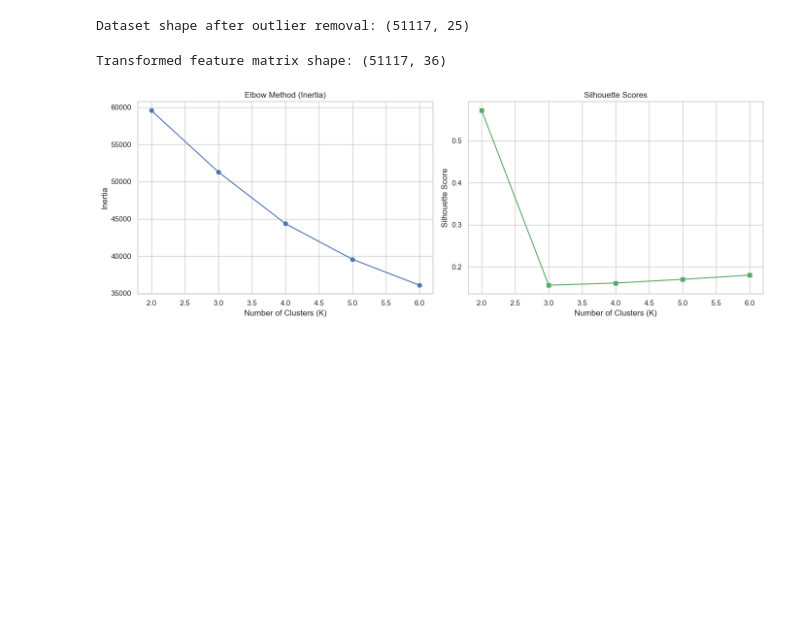
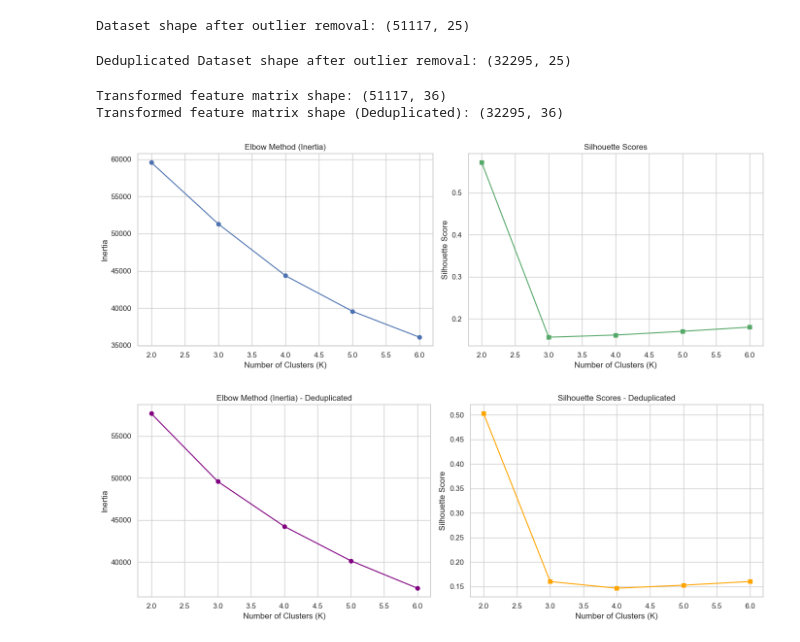
Before and after one commit to Hassan-El-Hakim/ML-Project, a Jupyter notebook: notebooks/04_data_preparation_for_clustering.ipynb, the cells around one changed output. Drawn from its saved outputs; the diff is of its cells as text; code cells hidden in the pictures; blank space fills up the shorter version.

```diff
--- a/notebooks/04_data_preparation_for_clustering.ipynb
+++ b/notebooks/04_data_preparation_for_clustering.ipynb
@@ -63,6 +63,35 @@ selected_features = numeric_features + categorical_features
 X_cluster = df_cluster[selected_features].copy()
 # %% [output]
 Dataset shape after outlier removal: (51117, 25)
+# %%
+# ==========================================
+# 2. SEPARATE PIPELINE FOR NON-DUPLICATES
+# ==========================================
+df_unique = df.drop_duplicates().copy()
+
+df_cluster_unique = df_unique.drop(columns=[col for col in leakage_cols if col in df_unique.columns], errors='ignore').copy()
+
+# Feature Engineering for non-duplicates dataset
+df_cluster_unique['TotalGuests'] = (
+    df_cluster_unique['Adults'].fillna(0) +
+    df_cluster_unique['Children'].fillna(0) +
+    df_cluster_unique['Babies'].fillna(0)
+)
+
+# Outlier removal for non-duplicates dataset
+for col in outlier_cols:
+    Q1 = df_cluster_unique[col].quantile(0.25)
+    Q3 = df_cluster_unique[col].quantile(0.75)
+    IQR = Q3 - Q1
+    lower_bound = Q1 - 1.5 * IQR
+    upper_bound = Q3 + 1.5 * IQR
+    df_cluster_unique = df_cluster_unique[(df_cluster_unique[col] >= max(0, lower_bound)) & (df_cluster_unique[col] <= upper_bound)]
+
+print(f"Deduplicated Dataset shape after outlier removal: {df_cluster_unique.shape}")
+
+X_cluster_unique = df_cluster_unique[selected_features].copy()
+# %% [output]
+Deduplicated Dataset shape after outlier removal: (32295, 25)
 # %%
 numeric_transformer = Pipeline(steps=[
     ('imputer', SimpleImputer(strategy='median')),
@@ -84,8 +113,13 @@ clustering_preprocessor = ColumnTransformer(
 # Fit and transform feature matrix
 X_cluster_transformed = clustering_preprocessor.fit_transform(X_cluster)
 print(f"Transformed feature matrix shape: {X_cluster_transformed.shape}")
+
+# Fit and transform deduplicated feature matrix
+X_cluster_unique_transformed = clustering_preprocessor.fit_transform(X_cluster_unique)
+print(f"Transformed feature matrix shape (Deduplicated): {X_cluster_unique_transformed.shape}")
 # %% [output]
 Transformed feature matrix shape: (51117, 36)
+Transformed feature matrix shape (Deduplicated): (32295, 36)
 # %%
 # Using a sample of 10,000 rows for efficient computation of metrics
 sample_idx = np.random.RandomState(233).choice(
@@ -93,33 +127,67 @@ sample_idx = np.random.RandomState(233).choice(
 )
 X_sample = X_cluster_transformed[sample_idx]
 
 inertias = []
 silhouette_scores = []
 K_range = range(2, 7)
 
 for k in K_range:
     kmeans = KMeans(n_clusters=k, random_state=233, n_init=10)
     labels = kmeans.fit_predict(X_sample)
     inertias.append(kmeans.inertia_)
     silhouette_scores.append(silhouette_score(X_sample, labels))
 
 # Plot evaluation curves
 fig, axes = plt.subplots(1, 2, figsize=(14, 5))
 
 axes[0].plot(K_range, inertias, marker='o', linestyle='-', color='b')
 axes[0].set_title('Elbow Method (Inertia)')
 axes[0].set_xlabel('Number of Clusters (K)')
 axes[0].set_ylabel('Inertia')
 
 axes[1].plot(K_range, silhouette_scores, marker='s', linestyle='-', color='g')
 axes[1].set_title('Silhouette Scores')
 axes[1].set_xlabel('Number of Clusters (K)')
 axes[1].set_ylabel('Silhouette Score')
 
 plt.tight_layout()
 plt.show()
+
+
+# Using a sample of 10,000 rows for efficient computation of metrics (Deduplicated Data)
+sample_idx_unique = np.random.RandomState(233).choice(
+    X_cluster_unique_transformed.shape[0], size=min(10000, X_cluster_unique_transformed.shape[0]), replace=False
+)
+X_sample_unique = X_cluster_unique_transformed[sample_idx_unique]
+
+inertias_unique = []
+silhouette_scores_unique = []
+K_range = range(2, 7)
+
+for k in K_range:
+    kmeans_u = KMeans(n_clusters=k, random_state=233, n_init=10)
+    labels_u = kmeans_u.fit_predict(X_sample_unique)
+    inertias_unique.append(kmeans_u.inertia_)
+    silhouette_scores_unique.append(silhouette_score(X_sample_unique, labels_u))
+
+# Plot evaluation curves for deduplicated data
+fig, axes = plt.subplots(1, 2, figsize=(14, 5))
+
+axes[0].plot(K_range, inertias_unique, marker='o', linestyle='-', color='purple')
+axes[0].set_title('Elbow Method (Inertia) - Deduplicated')
+axes[0].set_xlabel('Number of Clusters (K)')
+axes[0].set_ylabel('Inertia')
+
+axes[1].plot(K_range, silhouette_scores_unique, marker='s', linestyle='-', color='orange')
+axes[1].set_title('Silhouette Scores - Deduplicated')
+axes[1].set_xlabel('Number of Clusters (K)')
+axes[1].set_ylabel('Silhouette Score')
+
+plt.tight_layout()
+plt.show()
 # %% [output]
 [figure]
+[figure, added]
 # %%
 # Choose optimal K based on the plots above
 optimal_k = 3
```
Also changed, not shown: parts of 3 cells of this notebook, 2 other files.
